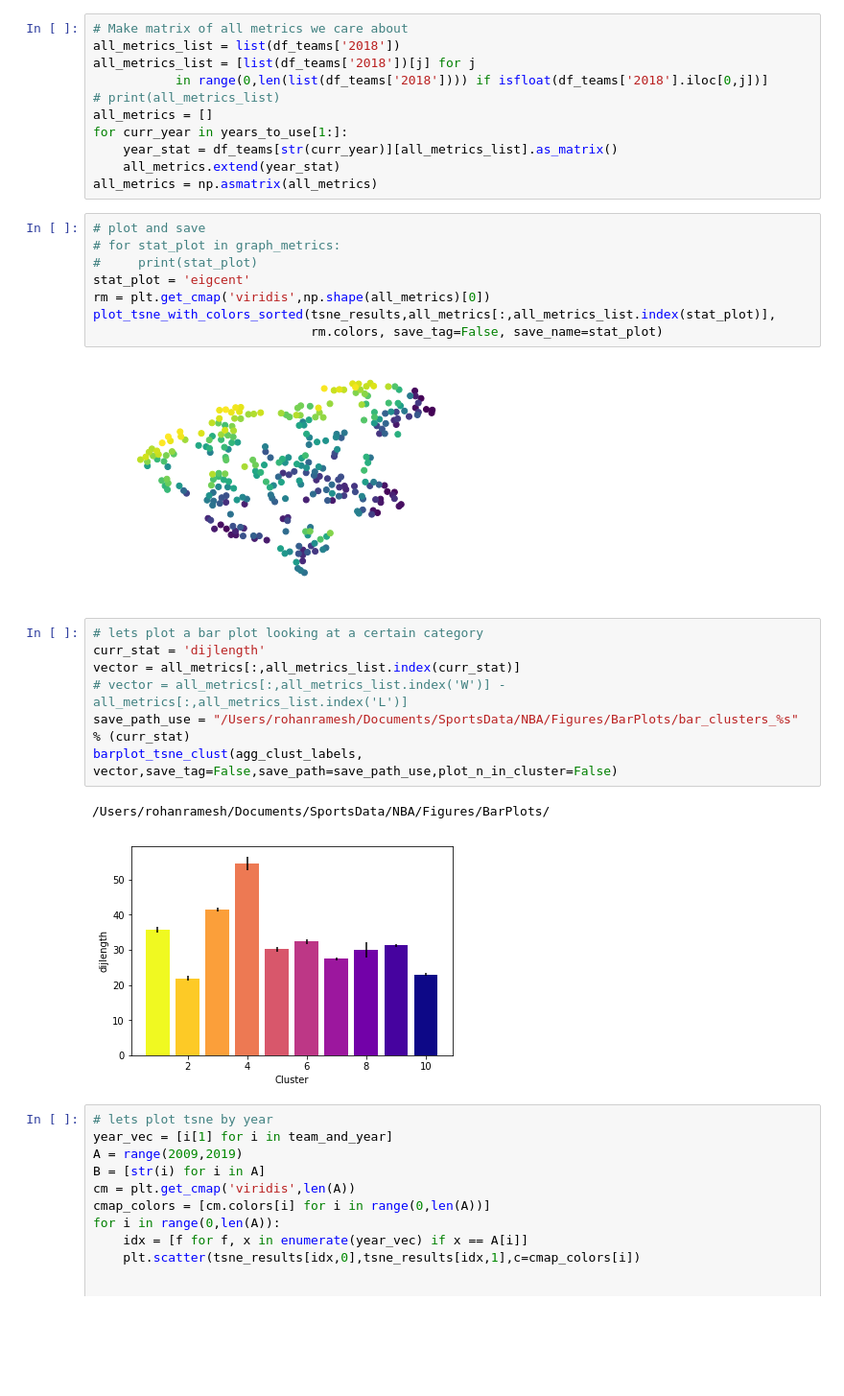
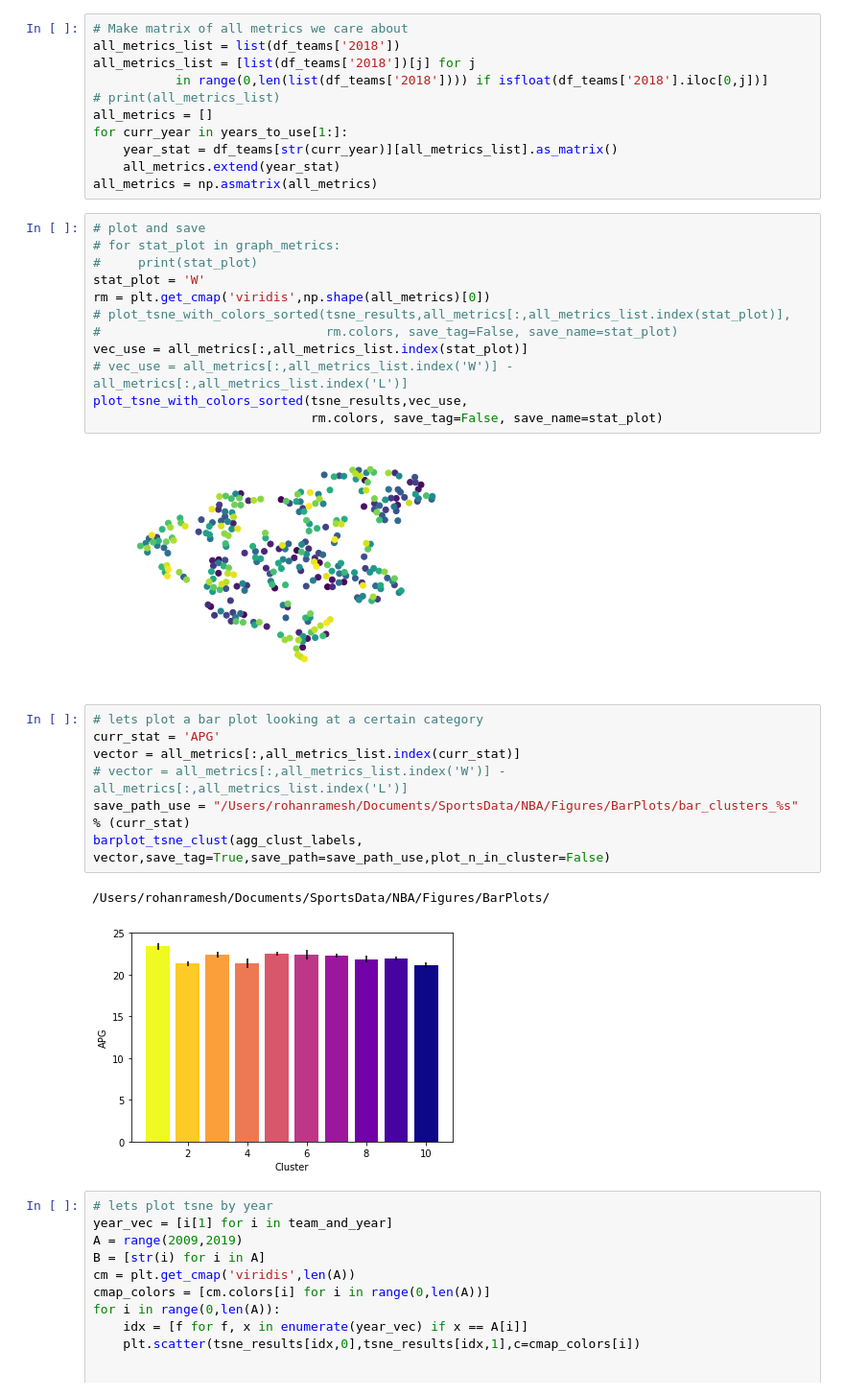
Before and after one commit to rohannramesh/Basketball_predictions, a Jupyter notebook: Team_by_team_analysis.ipynb, the cells around one changed output. Shown at 96% size. Cells and saved outputs as stored; diff of their text form; blank space fills up the shorter version.

```diff
--- a/Team_by_team_analysis.ipynb
+++ b/Team_by_team_analysis.ipynb
@@ -935,22 +935,26 @@ all_metrics = np.asmatrix(all_metrics)
 # plot and save
 # for stat_plot in graph_metrics:
 #     print(stat_plot)
-stat_plot = 'eigcent'
+stat_plot = 'W'
 rm = plt.get_cmap('viridis',np.shape(all_metrics)[0])
-plot_tsne_with_colors_sorted(tsne_results,all_metrics[:,all_metrics_list.index(stat_plot)],
+# plot_tsne_with_colors_sorted(tsne_results,all_metrics[:,all_metrics_list.index(stat_plot)],
+#                              rm.colors, save_tag=False, save_name=stat_plot)
+vec_use = all_metrics[:,all_metrics_list.index(stat_plot)]
+# vec_use = all_metrics[:,all_metrics_list.index('W')] - all_metrics[:,all_metrics_list.index('L')]
+plot_tsne_with_colors_sorted(tsne_results,vec_use,
                              rm.colors, save_tag=False, save_name=stat_plot)
 # %% [output]
-[figure, old version]
+[figure, new version]
 # %%
 # lets plot a bar plot looking at a certain category
-curr_stat = 'dijlength'
+curr_stat = 'APG'
 vector = all_metrics[:,all_metrics_list.index(curr_stat)]
 # vector = all_metrics[:,all_metrics_list.index('W')] - all_metrics[:,all_metrics_list.index('L')]
 save_path_use = "/Users/rohanramesh/Documents/SportsData/NBA/Figures/BarPlots/bar_clusters_%s" % (curr_stat)
-barplot_tsne_clust(agg_clust_labels, vector,save_tag=False,save_path=save_path_use,plot_n_in_cluster=False)
+barplot_tsne_clust(agg_clust_labels, vector,save_tag=True,save_path=save_path_use,plot_n_in_cluster=False)
 # %% [output]
 /Users/rohanramesh/Documents/SportsData/NBA/Figures/BarPlots/
-[figure, old version]
+[figure, new version]
 # %%
 # lets plot tsne by year
 year_vec = [i[1] for i in team_and_year]
```
Also changed, not shown: parts of 5 cells of this notebook.
